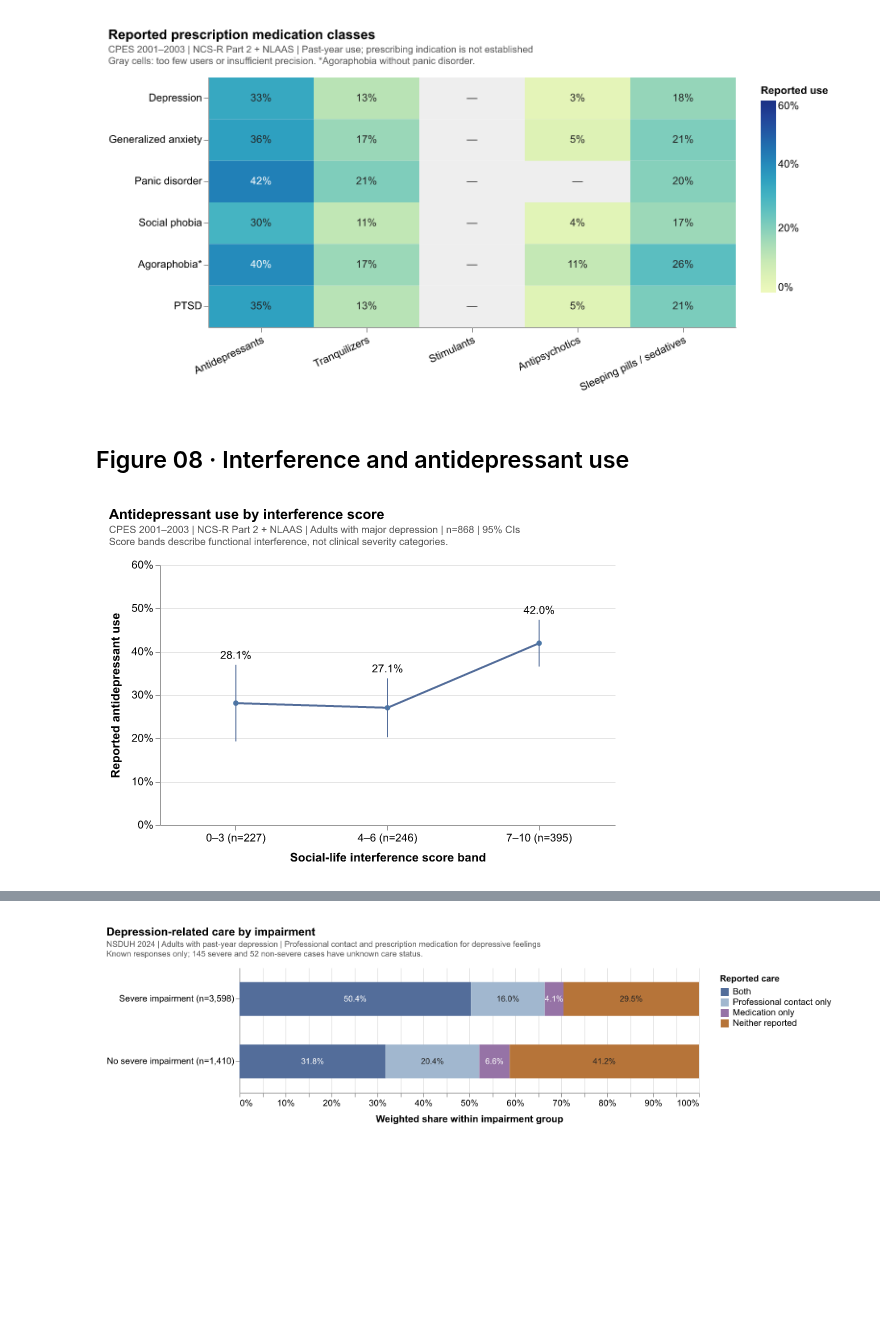
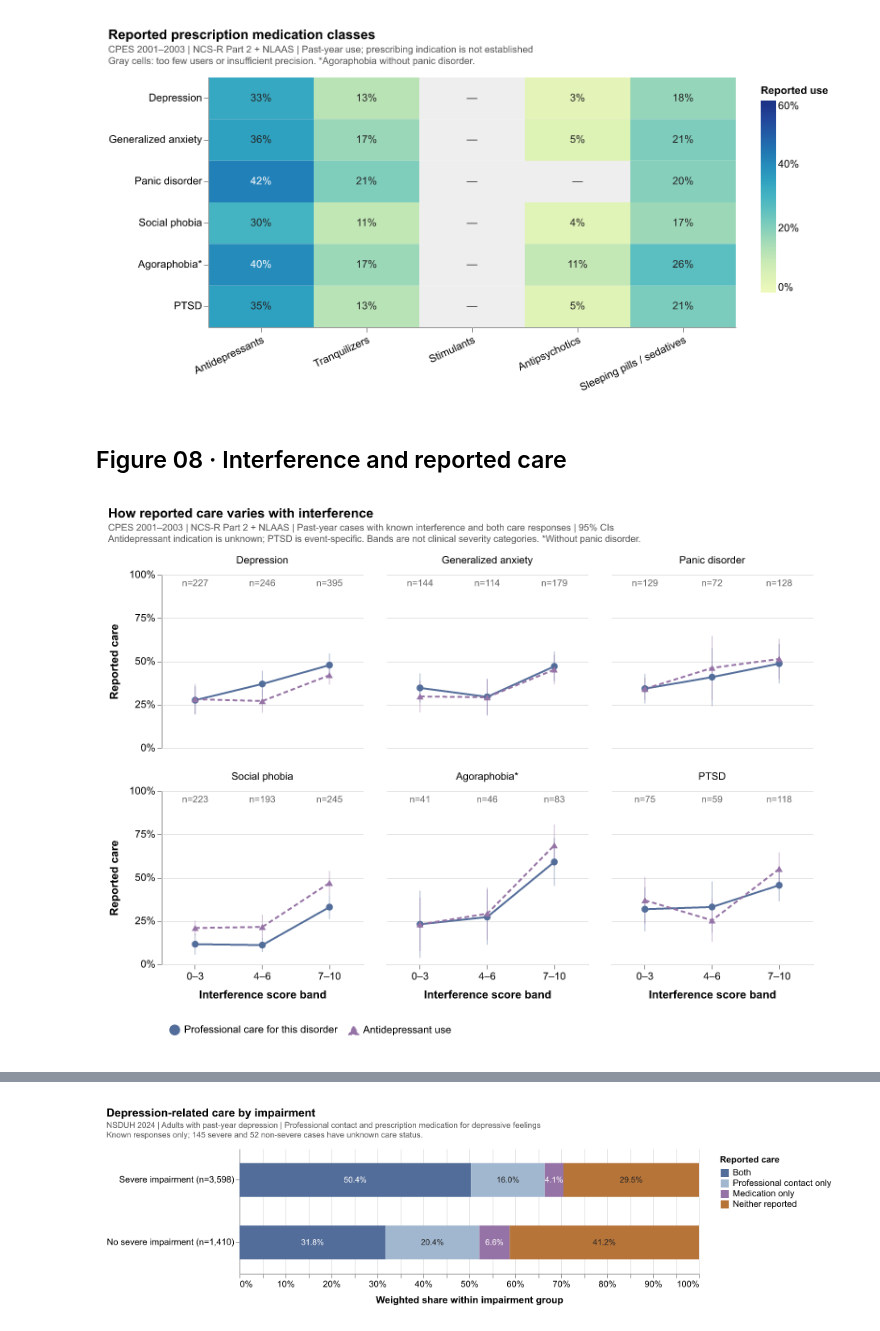
Before and after one commit to judycchen/capp30239-data-visualization_judy-chen, a Jupyter notebook: static-viz-project/milestone2_draft/static-draft.ipynb, the cells around one changed output, grey strips where cells are left out. Cells and saved outputs as stored; diff of their text form; code cells hidden in the pictures; blank space fills up the shorter version.

Commit message:
Simplify draft analysis and combine interference-care figures

```diff
--- a/static-viz-project/milestone2_draft/static-draft.ipynb
+++ b/static-viz-project/milestone2_draft/static-draft.ipynb
@@ -173,7 +145,11 @@ for name, spec in DISORDERS.items():
 assert [r["known"] for r in care_coverage] == [916, 496, 353, 849, 220, 257]
 # %%
 def survey_mean(frame, values, domain=None, *, weight, strata, cluster):
-    """Estimate a domain mean/ratio and its design-based standard error."""
+    """Weighted domain mean with a Taylor-linearized, survey-design 95% CI.
+
+    Keep the full survey pool: observations outside the domain contribute zero
+    to the linearized residual, but their strata and clusters remain in the design.
+    """
     y = pd.Series(values, index=frame.index, dtype=float)
     active = y.notna()
     if domain is not None:
@@ -188,6 +164,7 @@ def survey_mean(frame, values, domain=None, *, weight, strata, cluster):
         raise ValueError("No valid weighted observations in the requested domain.")
     estimate = float(np.average(y.loc[active], weights=w.loc[active]))
     residual = (y - estimate).where(active, 0.0)
+    # Estimate variation between clusters within each sampling stratum.
     design = frame[[strata, cluster]].copy()
     design["linearized"] = w * residual / denominator
     psu_totals = design.groupby([strata, cluster], observed=True)["linearized"].sum()
@@ -507,40 +486,65 @@ save_chart(
 # %% [output]
 [figure]
 # %% [markdown]
-## Figure 08 · Interference and antidepressant use
+## Figure 08 · Interference and reported care
 # %%
-depression = cpes["V07655"].eq(1)
-social = cpes["V00992"]
+bands = [(0, 3), (4, 6), (7, 10)]
+band_order = [f"{low}–{high}" for low, high in bands]
+care_measures = ["Professional care for this disorder", "Antidepressant use"]
+interference_care_rows = []
 antidepressants = cpes["V02614"].map({1: 1., 5: 0.})
-band_results = []
-for lower, upper in [(0,3),(4,6),(7,10)]:
-    result = survey_mean(cpes, antidepressants, depression & social.between(lower,upper), **CPES_DESIGN)
-    band_results.append({"band": f"{lower}–{upper}", **result})
-bands = pd.DataFrame(band_results)
-assert bands["n"].tolist() == [227,246,395]
+
+for label, (name, spec) in zip(DISORDER_LABELS, DISORDERS.items()):
+    score = cpes[spec["social"]]
+    # Both care measures use the same respondents within each disorder and band.
+    eligible = (cpes[spec["diagnosis"]].eq(1) & score.between(0, 10)
+                & care_values[name].notna() & antidepressants.notna())
+    measures = {care_measures[0]: care_values[name], care_measures[1]: antidepressants}
+    for low, high in bands:
+        group = eligible & score.between(low, high)
+        band = f"{low}–{high}"
+        for measure, values in measures.items():
+            result = survey_mean(cpes, values, group, **CPES_DESIGN)
+            interference_care_rows.append({"disorder": label, "band": band,
+                                           "measure": measure, **result})
+
+interference_care = pd.DataFrame(interference_care_rows)
+interference_care["n_label"] = "n=" + interference_care["n"].astype(str)
 
 
-band_plot = bands.assign(group=[f"{r.band} (n={r.n})" for r in bands.itertuples()])
-
-
-def antidepressant_interference_chart(df):
+def interference_care_chart(df):
     base = alt.Chart(df).encode(
-        x=alt.X("group:O", sort=df["group"].tolist(), title="Social-life interference score band",
+        x=alt.X("band:O", sort=band_order, title="Interference score band",
                 axis=alt.Axis(labelAngle=0)),
+        y=alt.Y("estimate:Q", title="Reported care", scale=alt.Scale(domain=[0, 1]),
+                axis=alt.Axis(format="%", values=[0, .25, .5, .75, 1])),
+        color=alt.Color("measure:N", title=None,
+                        scale=alt.Scale(domain=care_measures, range=[BLUE, "#9673A6"]),
+                        legend=alt.Legend(orient="bottom", columns=2, labelLimit=270, symbolOpacity=1)),
     )
-    line = base.mark_line(color=BLUE, point=True).encode(
-        y=alt.Y("estimate:Q", title="Reported antidepressant use", axis=alt.Axis(format="%"),
-                scale=alt.Scale(domain=[0, .6])),
+    # Lines only connect the three observed bands; they are not fitted trends.
+    lines = base.mark_line(strokeWidth=2).encode(
+        strokeDash=alt.StrokeDash("measure:N", title=None,
+                                  scale=alt.Scale(domain=care_measures, range=[[1, 0], [5, 3]]),
+                                  legend=None),
     )
-    intervals = base.mark_rule(color=BLUE).encode(y="lower:Q", y2="upper:Q")
-    labels = base.mark_text(dy=-9).encode(y="upper:Q", text=alt.Text("estimate:Q", format=".1%"))
-    return (line + intervals + labels).properties(width=455, height=260)
+    intervals = base.mark_rule(opacity=.45, strokeWidth=1).encode(y="lower:Q", y2="upper:Q")
+    points = base.mark_point(filled=True, size=55, opacity=1).encode(
+        shape=alt.Shape("measure:N", scale=alt.Scale(domain=care_measures, range=["circle", "triangle-up"]),
+                        legend=None),
+    )
+    counts = base.transform_filter(alt.datum.measure == care_measures[0]).mark_text(fontSize=10).encode(
+        y=alt.datum(.95), text="n_label:N", color=alt.value("#666666"),
+    )
+    return (lines + intervals + points + counts).properties(width=215, height=185).facet(
+        facet=alt.Facet("disorder:N", sort=DISORDER_LABELS, title=None), columns=3, spacing=25,
+    )
 
 
 save_chart(
-    antidepressant_interference_chart(band_plot), "08_interference_antidepressants.png", "Antidepressant use by interference score",
-    [CPES_SOURCE + " | Adults with major depression | n=868 | 95% CIs",
-     "Score bands describe functional interference, not clinical severity categories."],
+    interference_care_chart(interference_care), "08_interference_and_care.png", "How reported care varies with interference",
+    [CPES_SOURCE + " | Past-year cases with known interference and both care responses | 95% CIs",
+     "Antidepressant indication is unknown; PTSD is event-specific. Bands are not clinical severity categories. *Without panic disorder."],
 )
 # %% [output]
-[figure, old version]
+[figure, new version]
```
Also changed, not shown: parts of 14 cells of this notebook, 13 other files.
